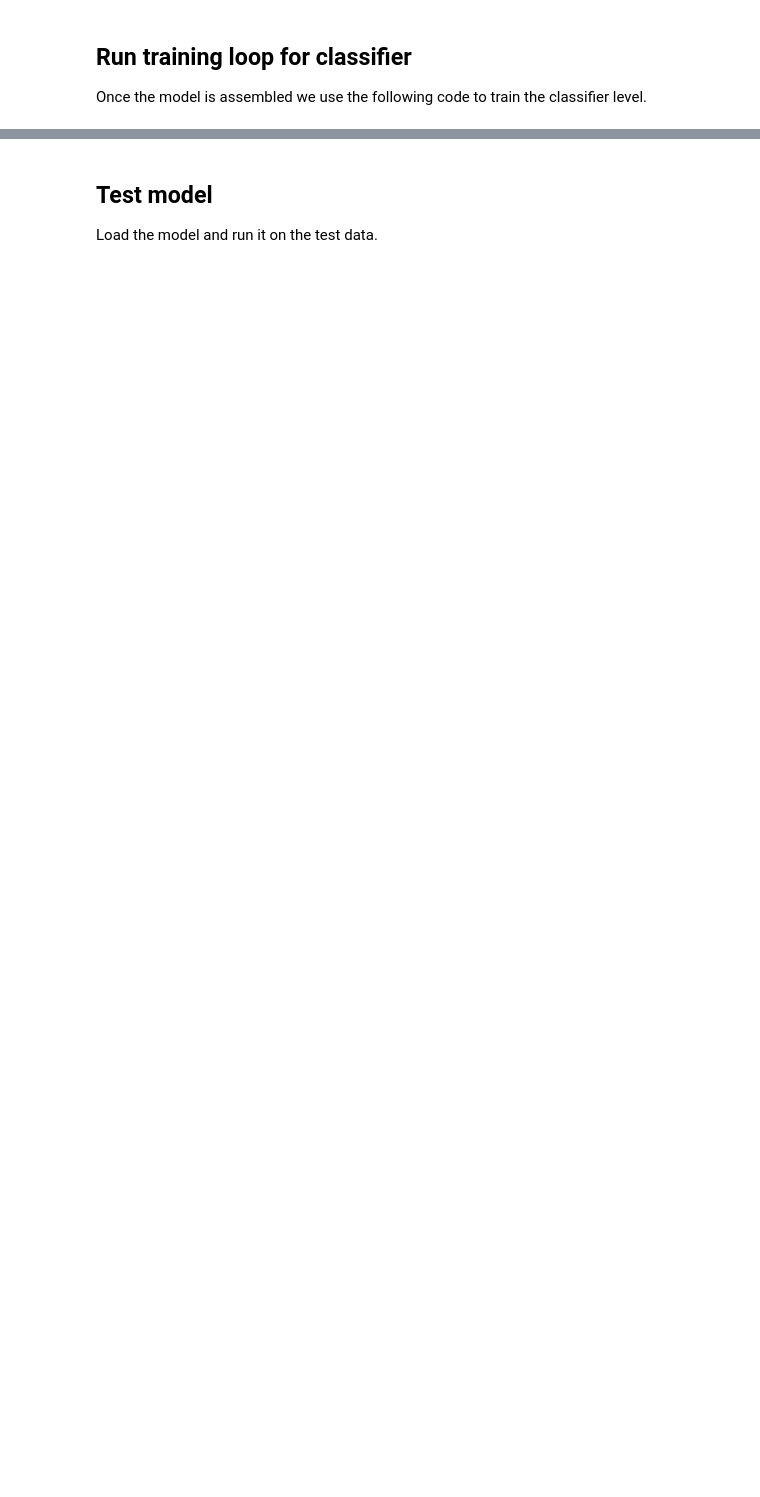
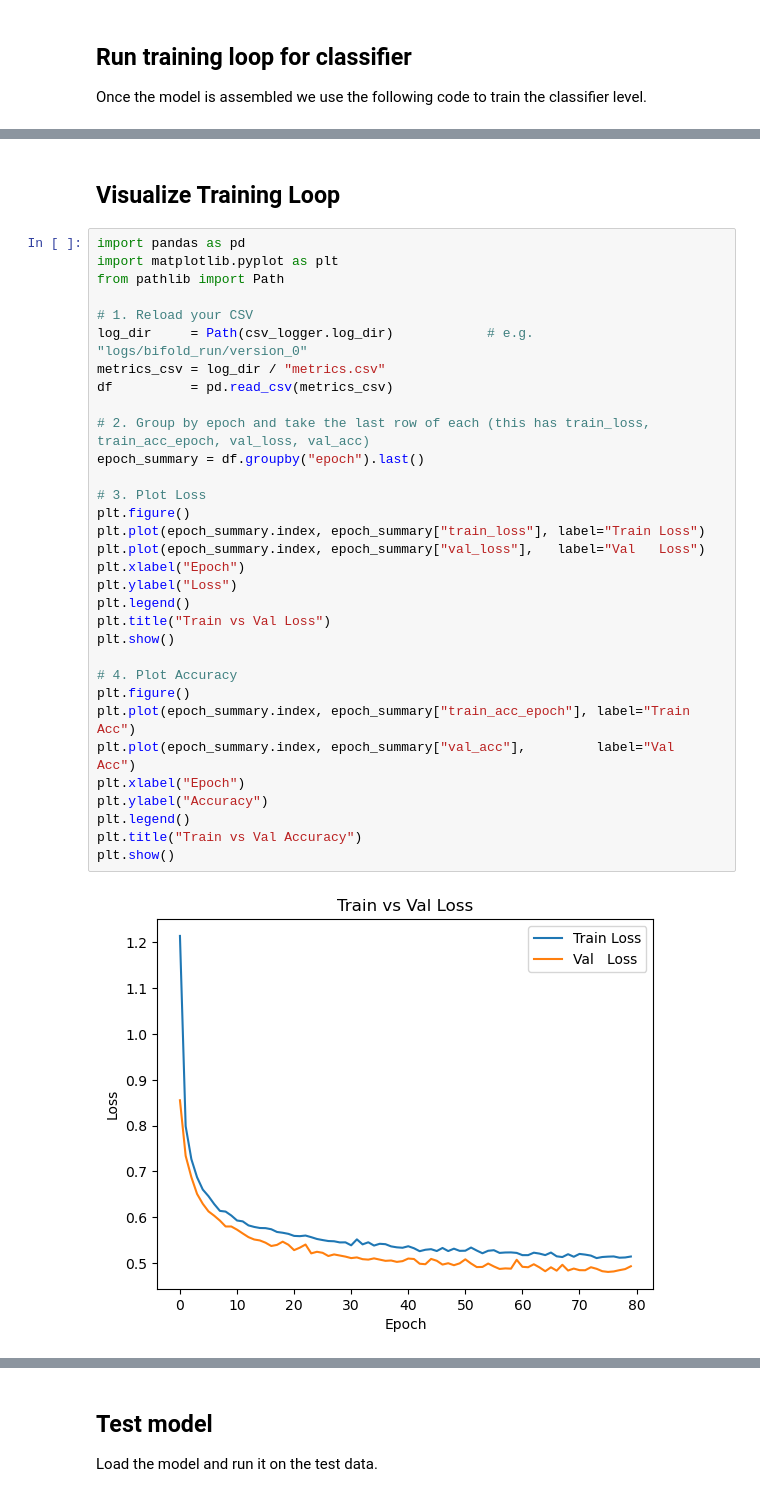
Before and after one commit to DeanIA/dl4m_final, a Jupyter notebook: sent2_model.ipynb, the cells around one changed output, grey strips where cells are left out. Cells and saved outputs as stored; diff of their text form; blank space fills up the shorter version.

```diff
--- a/sent2_model.ipynb
+++ b/sent2_model.ipynb
@@ -144,0 +319,36 @@ trainer.fit(model, train_dataloaders=train_dataloader, val_dataloaders=val_datal
+# %% [markdown]
+## Visualize Training Loop
+# %%
+import pandas as pd
+import matplotlib.pyplot as plt
+from pathlib import Path
+
+# 1. Reload your CSV
+log_dir     = Path(csv_logger.log_dir)            # e.g. "logs/bifold_run/version_0"
+metrics_csv = log_dir / "metrics.csv"
+df          = pd.read_csv(metrics_csv)
+
+# 2. Group by epoch and take the last row of each (this has train_loss, train_acc_epoch, val_loss, val_acc)
+epoch_summary = df.groupby("epoch").last()
+
+# 3. Plot Loss
+plt.figure()
+plt.plot(epoch_summary.index, epoch_summary["train_loss"], label="Train Loss")
+plt.plot(epoch_summary.index, epoch_summary["val_loss"],   label="Val   Loss")
+plt.xlabel("Epoch")
+plt.ylabel("Loss")
+plt.legend()
+plt.title("Train vs Val Loss")
+plt.show()
+
+# 4. Plot Accuracy
+plt.figure()
+plt.plot(epoch_summary.index, epoch_summary["train_acc_epoch"], label="Train Acc")
+plt.plot(epoch_summary.index, epoch_summary["val_acc"],         label="Val   Acc")
+plt.xlabel("Epoch")
+plt.ylabel("Accuracy")
+plt.legend()
+plt.title("Train vs Val Accuracy")
+plt.show()
+# %% [output]
+[figure, added]
```
Also changed, not shown: parts of 16 cells of this notebook, 1 other file.
